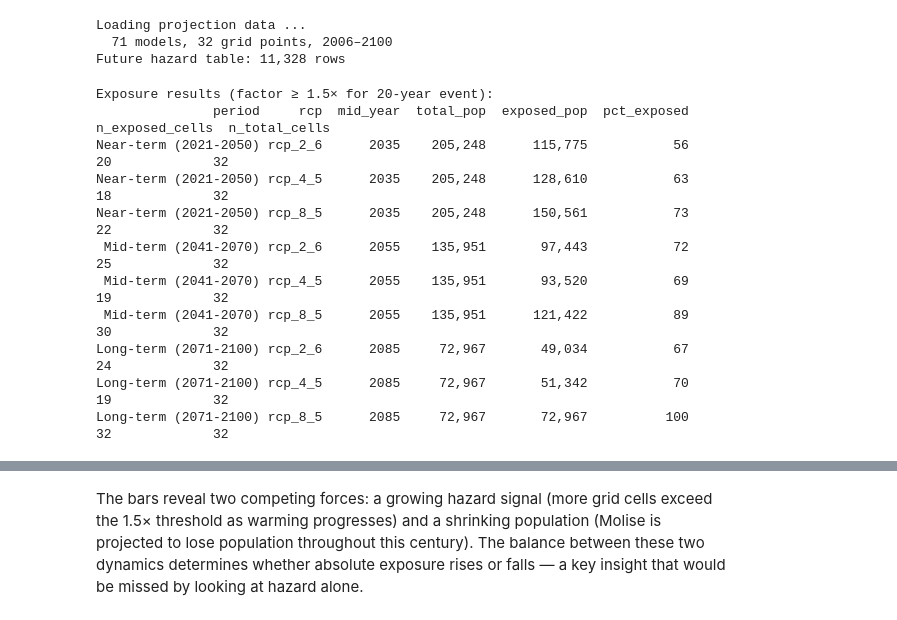
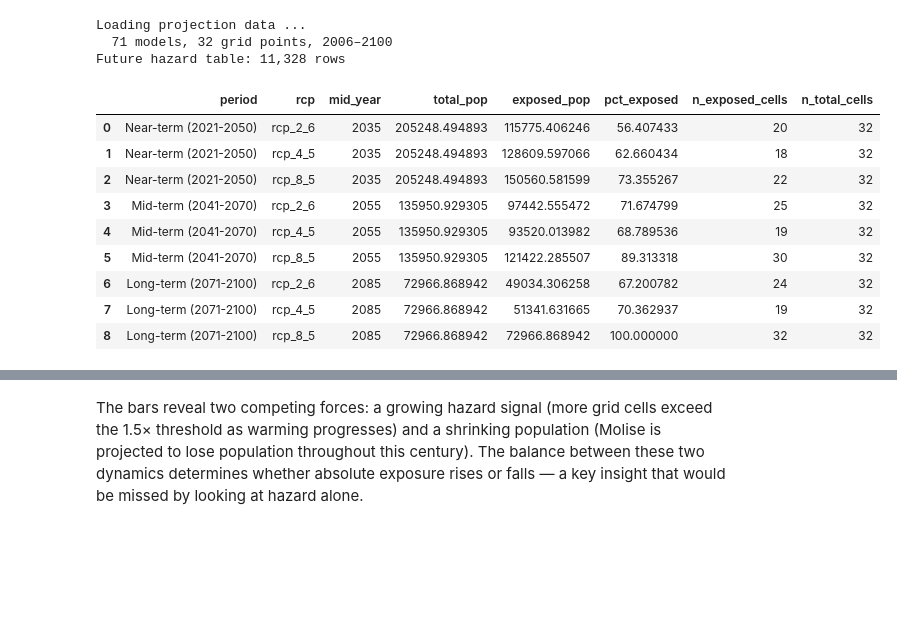
Before and after one commit to jkeune/extreme_precip_exposure, a Jupyter notebook: tutorials/exposed_people_extreme_precip.ipynb, the cells around one changed output, grey strips where cells are left out. Saved outputs shown, nothing was run; the diff lists cells and outputs as text; code cells hidden in the pictures; blank space fills up the shorter version.

Commit message:
chore: update, table formatting

```diff
--- a/tutorials/exposed_people_extreme_precip.ipynb
+++ b/tutorials/exposed_people_extreme_precip.ipynb
@@ -310,49 +310,48 @@ def pop_at_year(year):
 # Compute exposure for the three future periods
 exposure_records = []
 for period_name, (pstart, pend) in future_periods.items():
     pop_mid = pop_at_year((pstart + pend) // 2)
     total_pop = pop_mid.sum()
 
     for rcp in rcps:
         cell_factor = (
             future_rp_df[
                 (future_rp_df['period'] == period_name) &
                 (future_rp_df['rcp']    == rcp)
             ]
             .groupby(['lat', 'lon'])['factor'].mean()
         )
         exposed_idx = cell_factor[cell_factor >= factor_threshold].index
         exposed_pop = pop_mid.reindex(exposed_idx).fillna(0).sum()
 
         exposure_records.append({
             'period':          period_name,
             'rcp':             rcp,
             'mid_year':        (pstart + pend) // 2,
             'total_pop':       total_pop,
             'exposed_pop':     exposed_pop,
             'pct_exposed':     100 * exposed_pop / total_pop if total_pop > 0 else 0,
             'n_exposed_cells': len(exposed_idx),
             'n_total_cells':   len(cell_factor),
         })
 
 exposure_df = pd.DataFrame(exposure_records)
-
-print(f'Exposure results (factor \u2265 {factor_threshold}\u00d7 for {rp_exposure}-year event):')
-print(exposure_df[['period', 'rcp', 'mid_year', 'total_pop', 'exposed_pop', 'pct_exposed',
-                    'n_exposed_cells', 'n_total_cells']]
-      .to_string(index=False, float_format='{:,.0f}'.format))
+exposure_df
+#print(f'Exposure results (factor \u2265 {factor_threshold}\u00d7 for {rp_exposure}-year event):')
+#print(exposure_df[['period', 'rcp', 'mid_year', 'total_pop', 'exposed_pop', 'pct_exposed',
+#                    'n_exposed_cells', 'n_total_cells']]
+#      .to_string(index=False, float_format='{:,.0f}'.format))
 # %% [output]
-Exposure results (factor ≥ 1.5× for 20-year event):
-               period     rcp  mid_year  total_pop  exposed_pop  pct_exposed  n_exposed_cells  n_total_cells
-Near-term (2021-2050) rcp_2_6      2035    205,248      115,775           56               20             32
-Near-term (2021-2050) rcp_4_5      2035    205,248      128,610           63               18             32
-Near-term (2021-2050) rcp_8_5      2035    205,248      150,561           73               22             32
- Mid-term (2041-2070) rcp_2_6      2055    135,951       97,443           72               25             32
- Mid-term (2041-2070) rcp_4_5      2055    135,951       93,520           69               19             32
- Mid-term (2041-2070) rcp_8_5      2055    135,951      121,422           89               30             32
-Long-term (2071-2100) rcp_2_6      2085     72,967       49,034           67               24             32
-Long-term (2071-2100) rcp_4_5      2085     72,967       51,342           70               19             32
-Long-term (2071-2100) rcp_8_5      2085     72,967       72,967          100               32             32
+|  | period | rcp | mid_year | total_pop | exposed_pop | pct_exposed | n_exposed_cells | n_total_cells |
+| 0 | Near-term (2021-2050) | rcp_2_6 | 2035 | 205248.494893 | 115775.406246 | 56.407433 | 20 | 32 |
+| 1 | Near-term (2021-2050) | rcp_4_5 | 2035 | 205248.494893 | 128609.597066 | 62.660434 | 18 | 32 |
+| 2 | Near-term (2021-2050) | rcp_8_5 | 2035 | 205248.494893 | 150560.581599 | 73.355267 | 22 | 32 |
+| 3 | Mid-term (2041-2070) | rcp_2_6 | 2055 | 135950.929305 | 97442.555472 | 71.674799 | 25 | 32 |
+| 4 | Mid-term (2041-2070) | rcp_4_5 | 2055 | 135950.929305 | 93520.013982 | 68.789536 | 19 | 32 |
+| 5 | Mid-term (2041-2070) | rcp_8_5 | 2055 | 135950.929305 | 121422.285507 | 89.313318 | 30 | 32 |
+| 6 | Long-term (2071-2100) | rcp_2_6 | 2085 | 72966.868942 | 49034.306258 | 67.200782 | 24 | 32 |
+| 7 | Long-term (2071-2100) | rcp_4_5 | 2085 | 72966.868942 | 51341.631665 | 70.362937 | 19 | 32 |
+| 8 | Long-term (2071-2100) | rcp_8_5 | 2085 | 72966.868942 | 72966.868942 | 100.000000 | 32 | 32 |
 # %%
 # plot absolute exposed population and percentage, faceted by future period and coloured by RCP (overlaid on total population in grey)
 fig = make_subplots(
```
Also changed, not shown: parts of 3 cells of this notebook.
